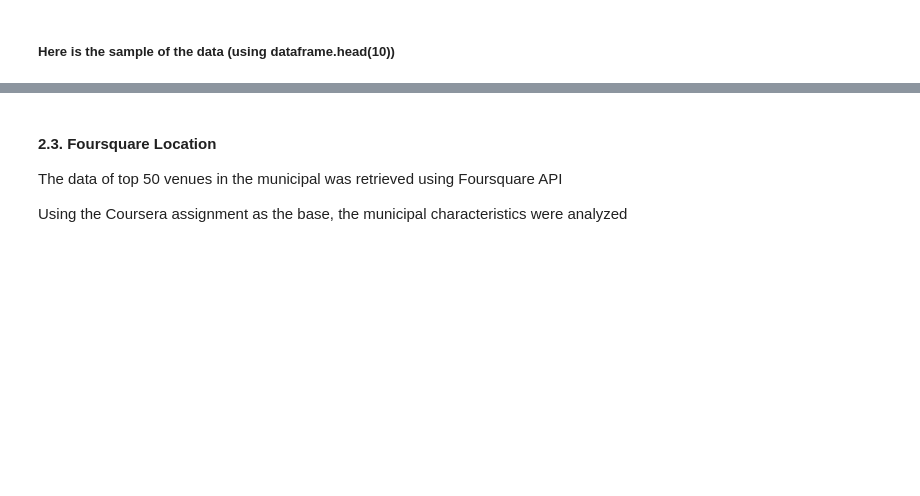
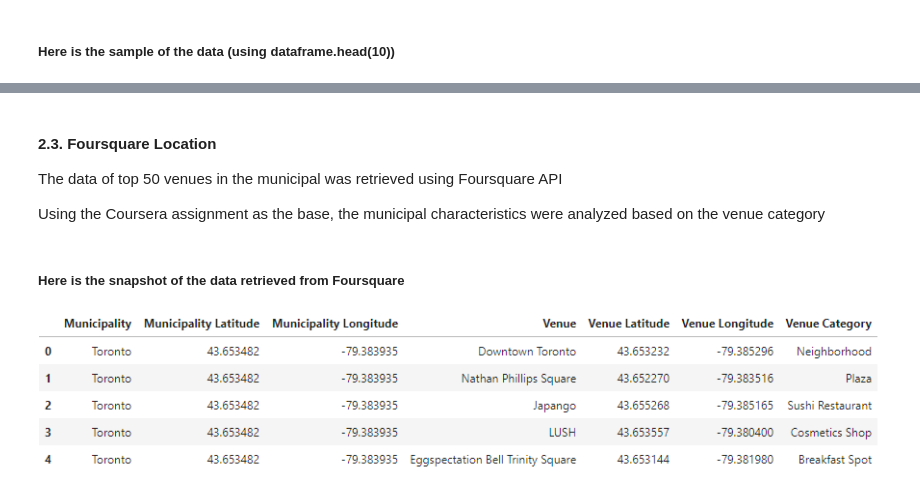
Before and after one commit to timlorepublic/battleOfN, a Jupyter notebook: Report.ipynb, the cells around one changed output, grey strips where cells are left out. Cells and saved outputs as stored; diff of their text form; code cells hidden in the pictures; blank space fills up the shorter version.

```diff
--- a/Report.ipynb
+++ b/Report.ipynb
@@ -62,4 +62,10 @@ Image("img/covpos.png")
 #### 2.3. Foursquare Location
 The data of top 50 venues in the municipal was retrieved using Foursquare API
 
-Using the Coursera assignment as the base, the municipal characteristics were analyzed
+Using the Coursera assignment as the base, the municipal characteristics were analyzed based on the venue category
+# %% [markdown]
+##### Here is the snapshot of the data retrieved from Foursquare
+# %%
+Image("img/foursquare_2.png")
+# %% [output]
+[figure, added]
```
Also changed, not shown: parts of 2 cells of this notebook, 7 other files.
